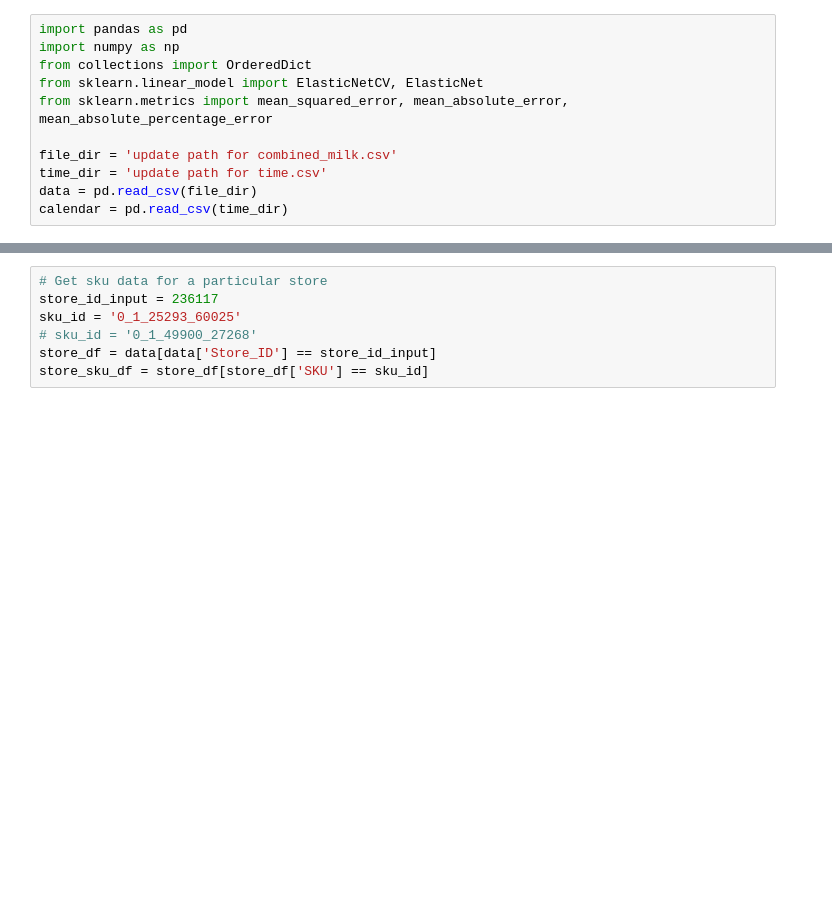
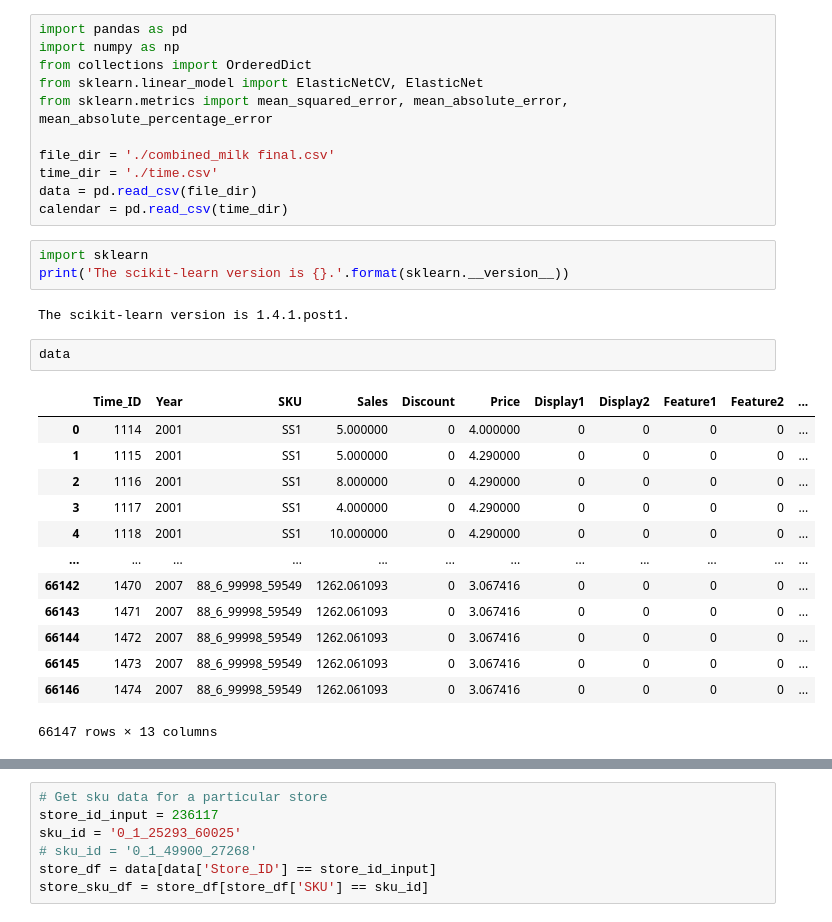
Before and after one commit to davzoku/ai-planning, a Jupyter notebook: our_impl/notebooks/demand_function_translation.ipynb, the cells around one changed output, grey strips where cells are left out. Saved outputs shown, nothing was run; the diff lists cells and outputs as text; blank space fills up the shorter version.

```diff
--- a/our_impl/notebooks/demand_function_translation.ipynb
+++ b/our_impl/notebooks/demand_function_translation.ipynb
@@ -5,7 +5,28 @@ from collections import OrderedDict
 from sklearn.linear_model import ElasticNetCV, ElasticNet
 from sklearn.metrics import mean_squared_error, mean_absolute_error, mean_absolute_percentage_error
 
-file_dir = 'update path for combined_milk.csv'
-time_dir = 'update path for time.csv'
+file_dir = './combined_milk final.csv'
+time_dir = './time.csv'
 data = pd.read_csv(file_dir)
 calendar = pd.read_csv(time_dir)
+# %%
+import sklearn
+print('The scikit-learn version is {}.'.format(sklearn.__version__))
+# %% [output]
+The scikit-learn version is 1.4.1.post1.
+# %%
+data
+# %% [output]
+|  | Time_ID | Year | SKU | Sales | Discount | Price | Display1 | Display2 | Feature1 | Feature2 | ... |
+| 0 | 1114 | 2001 | SS1 | 5.000000 | 0 | 4.000000 | 0 | 0 | 0 | 0 | ... |
+| 1 | 1115 | 2001 | SS1 | 5.000000 | 0 | 4.290000 | 0 | 0 | 0 | 0 | ... |
+| 2 | 1116 | 2001 | SS1 | 8.000000 | 0 | 4.290000 | 0 | 0 | 0 | 0 | ... |
+| 3 | 1117 | 2001 | SS1 | 4.000000 | 0 | 4.290000 | 0 | 0 | 0 | 0 | ... |
+| 4 | 1118 | 2001 | SS1 | 10.000000 | 0 | 4.290000 | 0 | 0 | 0 | 0 | ... |
+| ... | ... | ... | ... | ... | ... | ... | ... | ... | ... | ... | ... |
+| 66142 | 1470 | 2007 | 88_6_99998_59549 | 1262.061093 | 0 | 3.067416 | 0 | 0 | 0 | 0 | ... |
+| 66143 | 1471 | 2007 | 88_6_99998_59549 | 1262.061093 | 0 | 3.067416 | 0 | 0 | 0 | 0 | ... |
+| 66144 | 1472 | 2007 | 88_6_99998_59549 | 1262.061093 | 0 | 3.067416 | 0 | 0 | 0 | 0 | ... |
+| 66145 | 1473 | 2007 | 88_6_99998_59549 | 1262.061093 | 0 | 3.067416 | 0 | 0 | 0 | 0 | ... |
+| 66146 | 1474 | 2007 | 88_6_99998_59549 | 1262.061093 | 0 | 3.067416 | 0 | 0 | 0 | 0 | ... |
+66147 rows × 13 columns
```
Also changed, not shown: parts of 8 cells of this notebook, 3 other files.
